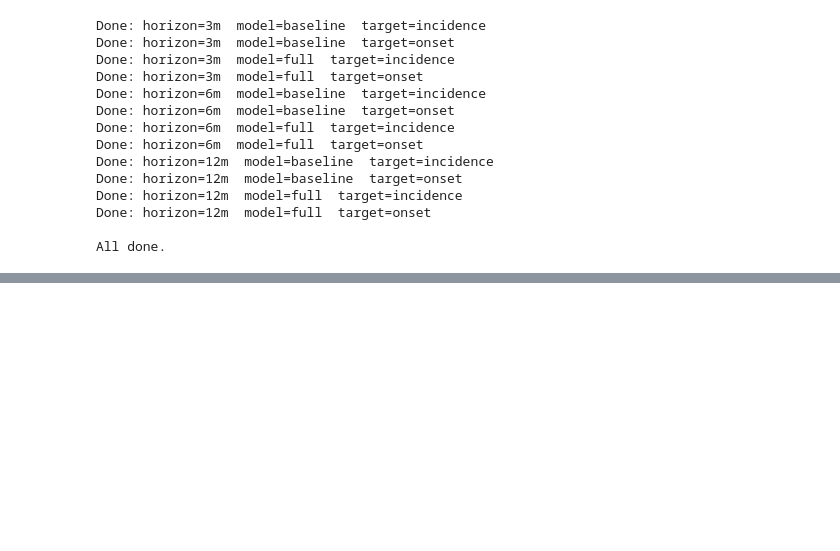
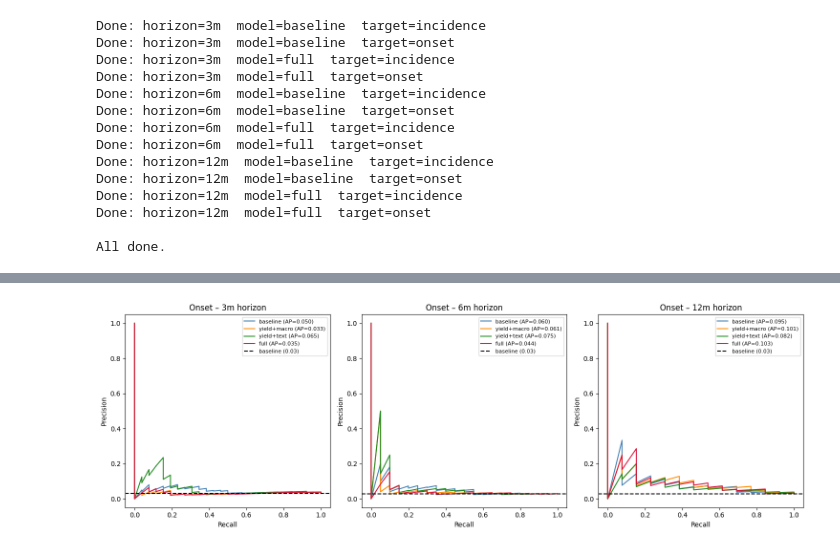
Before and after one commit to samuelfraley-bse/forecast-a1, a Jupyter notebook: notebooks/evaluate.ipynb, the cells around one changed output, grey strips where cells are left out. Cells and saved outputs as stored; diff of their text form; code cells hidden in the pictures; blank space fills up the shorter version.

```diff
--- a/notebooks/evaluate.ipynb
+++ b/notebooks/evaluate.ipynb
@@ -391,0 +439,91 @@ plt.show()
+# %%
+# ============================================================
+# BLOCK 1: Disaggregate macro vs. text contributions (FIXED)
+# ============================================================
+from sklearn.metrics import average_precision_score, precision_recall_curve
+
+macro_cols = ['vix', 'brent_oil', 'credit_spread', 'inflation', 'fx_rate',
+              'stock_index', 'debt', 'ip', 'reserves', 'fatalities_UCDP']
+topic_cols = [
+    'Competition and Sports', 'Health and Education', 'Military Conflict',
+    'Politics', 'Military Technology', 'National Development',
+    'Political Tensions', 'Judiciary and Abuses', 'Middle East',
+    'Chinese Politics', 'Economics', 'Diplomacy', 'Civilian Life',
+    'Foreign Policy', 'Power and Negotiation'
+]
+
+feature_sets = {
+    'baseline': yield_feature_cols,
+    'yield+macro': yield_feature_cols + macro_cols,
+    'yield+text': yield_feature_cols + topic_cols,
+    'full': full_feature_cols
+}
+
+disagg_results = {}
+rf = RandomForestClassifier(max_depth=4, max_features=0.2, min_samples_leaf=100, random_state=42)
+
+for h in HORIZONS:
+    cv = build_cv(gap=h)
+    for model_name, feat_cols in feature_sets.items():
+        X = df[feat_cols]
+        for target_name in ['incidence', 'onset']:
+            y = df[f'y_{target_name}_{h}m'].astype(float)
+            preds, _ = cross_val_fit_predict(
+                estimator=rf, X=X, y=y, cv=cv, method='predict_proba', drop_na_in_y=True
+            )
+            final_df = cv.gen_test_labels(
+                df[[f'y_{target_name}_{h}m']].rename(columns={f'y_{target_name}_{h}m': 'y_true'})
+            )
+            final_df['pred_prob'] = preds[:, 1]
+            final_df['horizon'] = h
+            final_df['model'] = model_name
+            final_df['target'] = target_name
+            disagg_results[(h, model_name, target_name)] = final_df
+            print(f"Done: horizon={h}m  model={model_name}  target={target_name}")
+
+# Compare PR‑AUC on onset (with safety checks)
+print("\n=== Disaggregated performance (PR‑AUC) ===")
+for h in HORIZONS:
+    print(f"\nHorizon {h}m – onset:")
+    for model_name in feature_sets.keys():
+        df_res = disagg_results[(h, model_name, 'onset')].dropna(subset=['y_true', 'pred_prob'])
+        if df_res.empty:
+            print(f"  {model_name:15s}: No valid predictions")
+            continue
+        y_true = df_res['y_true'].astype(int)
+        y_pred = df_res['pred_prob']
+        # average_precision_score requires at least one positive and one negative
+        if y_true.nunique() < 2:
+            print(f"  {model_name:15s}: Only one class present, AP = N/A")
+        else:
+            ap = average_precision_score(y_true, y_pred)
+            print(f"  {model_name:15s}: AP = {ap:.4f}")
+
+# Plot PR curves for onset (skip if no data)
+fig, axes = plt.subplots(1, len(HORIZONS), figsize=(15, 5))
+for j, h in enumerate(HORIZONS):
+    ax = axes[j]
+    plotted = False
+    for model_name, color in zip(feature_sets.keys(), ['steelblue', 'darkorange', 'forestgreen', 'crimson']):
+        df_res = disagg_results[(h, model_name, 'onset')].dropna(subset=['y_true', 'pred_prob'])
+        if df_res.empty:
+            continue
+        y_true = df_res['y_true'].astype(int)
+        y_pred = df_res['pred_prob']
+        if y_true.nunique() < 2:
+            continue
+        precision, recall, _ = precision_recall_curve(y_true, y_pred)
+        ap = average_precision_score(y_true, y_pred)
+        ax.plot(recall, precision, color=color, label=f'{model_name} (AP={ap:.3f})')
+        plotted = True
+    if plotted:
+        # baseline rate (use the first non‑empty df_res)
+        baseline_rate = y_true.mean()
+        ax.axhline(baseline_rate, color='k', linestyle='--', label=f'baseline ({baseline_rate:.2f})')
+        ax.set_title(f'Onset – {h}m horizon')
+        ax.set_xlabel('Recall')
+        ax.set_ylabel('Precision')
+        ax.legend(fontsize=8)
+plt.tight_layout()
+plt.show()
+# %% [output]
@@ -391,0 +547 @@ plt.show()
+[figure, added]
```
Also changed, not shown: parts of 9 cells of this notebook.
